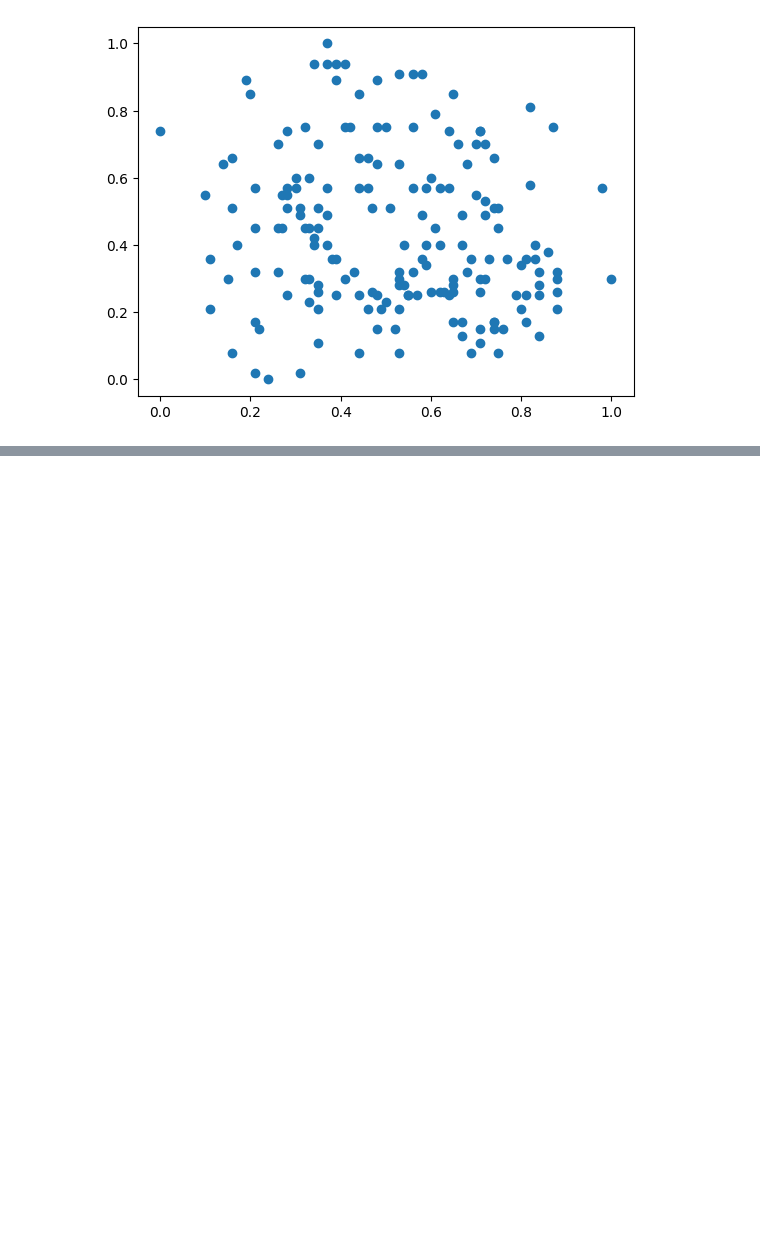
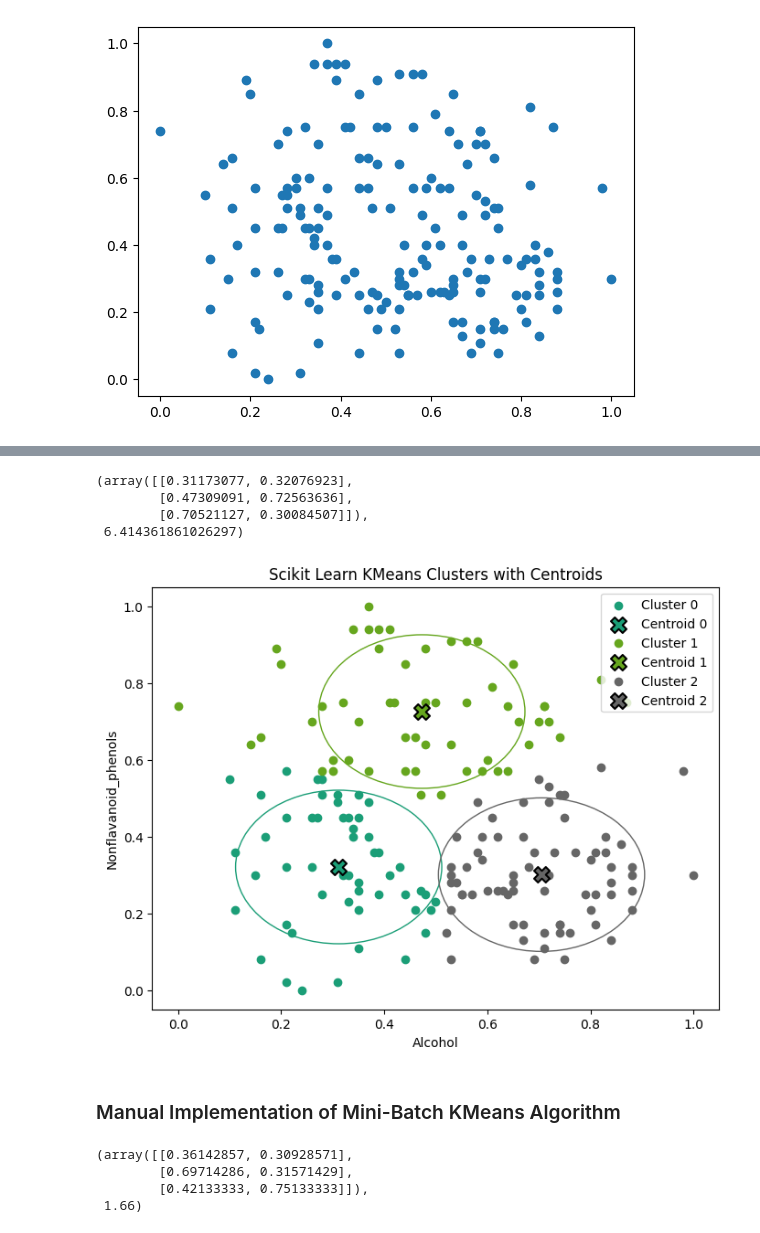
Before and after one commit to modelverseml/ml_clustering, a Jupyter notebook: ml_custering.ipynb, the cells around one changed output, grey strips where cells are left out. Drawn from its saved outputs; the diff is of its cells as text; code cells hidden in the pictures; blank space fills up the shorter version.

```diff
--- a/ml_custering.ipynb
+++ b/ml_custering.ipynb
@@ -31,13 +30,18 @@ scaler = MinMaxScaler()
 # %%
-## Here we are using whole data, because we can only categorise the data, can't test it
+
 import numpy as np
 import pandas as pd
+import matplotlib.pyplot as plt
 
-cols = wine_metrics.columns.to_list()
+# Converting all feature values to a common scale because the Euclidean distance
+# is sensitive to differences in feature scales, which would also affect the cost function.
 
-wine_metrics[cols] = scaler.fit_transform(wine_metrics[cols])
-wine_metrics_df = pd.DataFrame(np.round(wine_metrics, 2), columns=wine_metrics.columns)
+from sklearn.preprocessing import MinMaxScaler
+scaler = MinMaxScaler()
+
+
+selected_cols = ['Alcohol','Nonflavanoid_phenols']
+wine_metrics_df = scaler.fit_transform(wine_metrics[selected_cols])
+wine_metrics_df = pd.DataFrame(np.round(wine_metrics_df, 2), columns=selected_cols)
 wine_metrics_df.head()
-
-wine_metrics_df = wine_metrics_df[['Alcohol','Nonflavanoid_phenols']]
 # %% [output]
@@ -126,0 +142,34 @@ plt.show()
+# %%
+from sklearn.cluster import KMeans
+
+kmeans = KMeans(n_clusters=3, random_state=42)
+scikit_kmeans_clusters = kmeans.fit_predict(wine_metrics_df)
+scikit_kmeans_centers = kmeans.cluster_centers_
+scikit_kmeans_inertia = kmeans.inertia_
+scikit_kmeans_centers,scikit_kmeans_inertia
+# %% [output]
+(array([[0.31173077, 0.32076923],
+        [0.47309091, 0.72563636],
+        [0.70521127, 0.30084507]]),
+ 6.414361861026297)
+# %%
+plot_clusters(wine_metrics_df,scikit_kmeans_centers,scikit_kmeans_clusters,"Scikit Learn KMeans Clusters with Centroids")
+# %% [output]
+[figure, added]
+# %% [markdown]
+### Manual Implementation of  Mini-Batch KMeans Algorithm
+# %%
+sample_centers = wine_metrics_df.sample(n=3).values.tolist()
+
+manual_mbkmeans_algo = ManualKMeans(n_clusters = 3, data = wine_metrics_df)
+manual_mbkmeans_algo.initialise_centers(sample_centers)
+
+manual_mbkmeans_inertia,manual_mbkmeans_centers,\
+    manual_mbkmeans_clusters = manual_kmeans_algo.assign_clusters(max_iterations = 50,batch_size = 50)
+
+manual_mbkmeans_centers,manual_mbkmeans_inertia
+# %% [output]
+(array([[0.36142857, 0.30928571],
+        [0.69714286, 0.31571429],
+        [0.42133333, 0.75133333]]),
+ 1.66)
```
Also changed, not shown: parts of 15 cells of this notebook, 1 other file.
